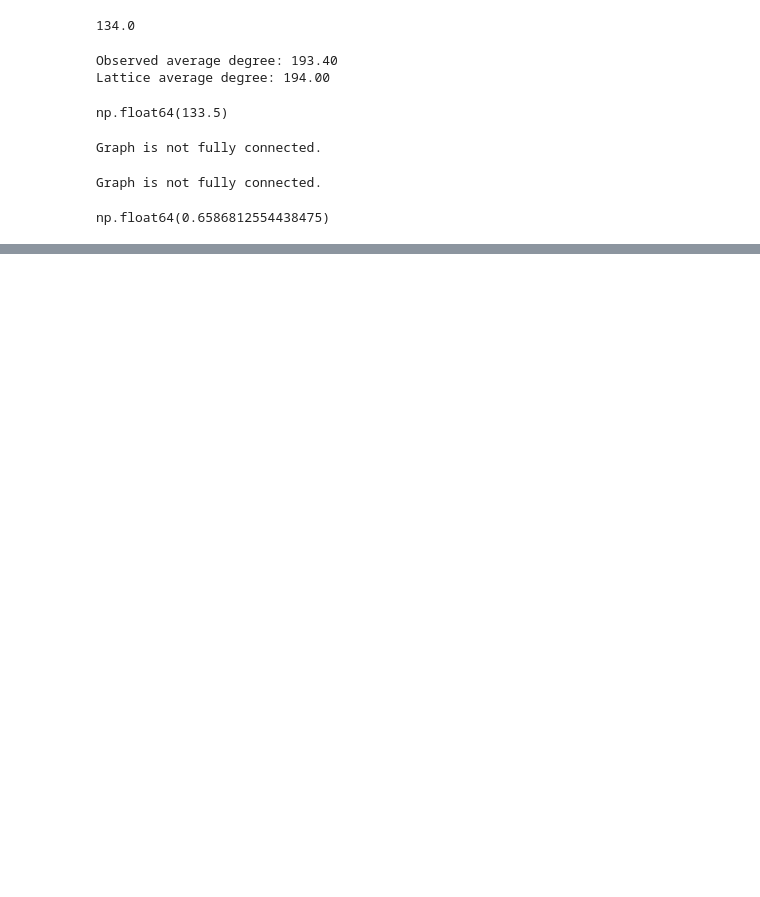
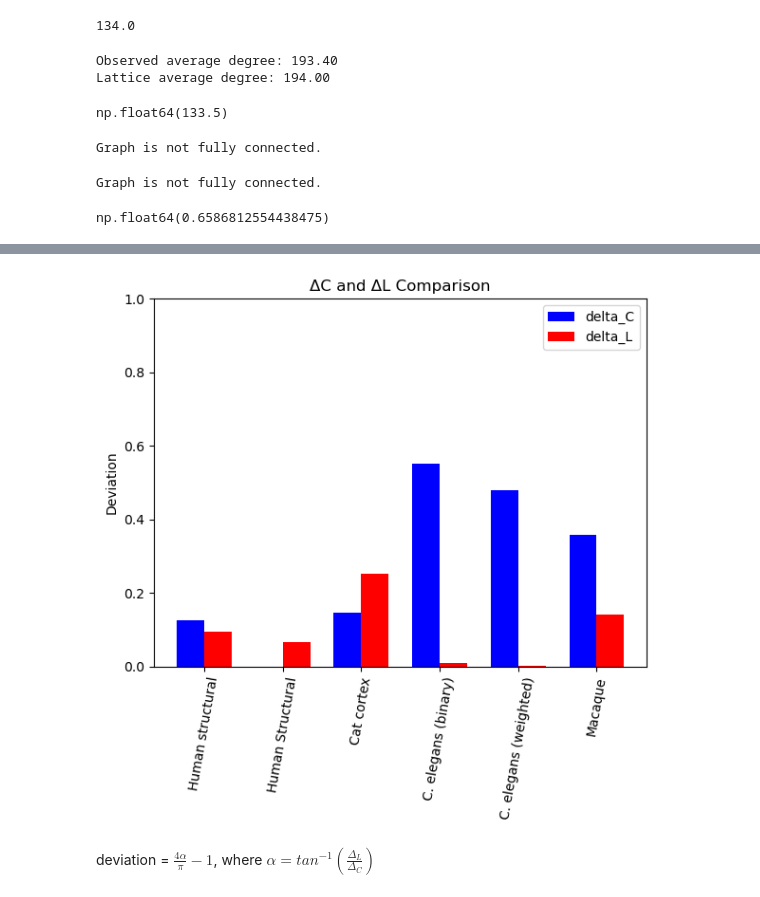
Before and after one commit to i-levy/network-science-final, a Jupyter notebook: testing_v5.ipynb, the cells around one changed output, grey strips where cells are left out. Drawn from its saved outputs; the diff is of its cells as text; code cells hidden in the pictures; blank space fills up the shorter version.

```diff
--- a/testing_v5.ipynb
+++ b/testing_v5.ipynb
@@ -219,3 +212,7 @@ Graph is not fully connected.
 swp
 # %% [output]
 np.float64(0.6586812554438475)
+# %%
+cat = loadmat('cat.mat')['CIJctx']
+macaque = loadmat('macaque71.mat')['CIJ']
+elegans_binary = np.where(elegans_adj > 0, 1, 0)
@@ -221,0 +388,21 @@ np.float64(0.6586812554438475)
+# %%
+fig, ax = plt.subplots(figsize=(6, 6))
+width = 0.35
+x = np.arange(len(df['source']))
+bars1 = ax.bar(x - width/2, df['delta_C'], width, label='delta_C', color='blue')
+bars2 = ax.bar(x + width/2, df['delta_L'], width, label='delta_L', color='red')
+
+ax.set_ylabel('Deviation')
+ax.set_title('ΔC and ΔL Comparison')
+ax.set_xticks(x)
+ax.set_yticks([0, 0.2, 0.4, 0.6, 0.8, 1])
+ax.set_xticklabels(df['source'])
+ax.tick_params(axis='x', rotation=80, direction='out')
+ax.legend()
+plt.tight_layout()
+plt.savefig('deviation_reproduction_v1.png')
+plt.show()
+# %% [output]
+[figure, added]
+# %% [markdown]
+deviation = $\frac{4\alpha}{\pi} - 1$, where $\alpha = tan^{-1}(\frac{\Delta_L}{\Delta_C})$
```
Also changed, not shown: parts of 17 cells of this notebook, 5 other files.
